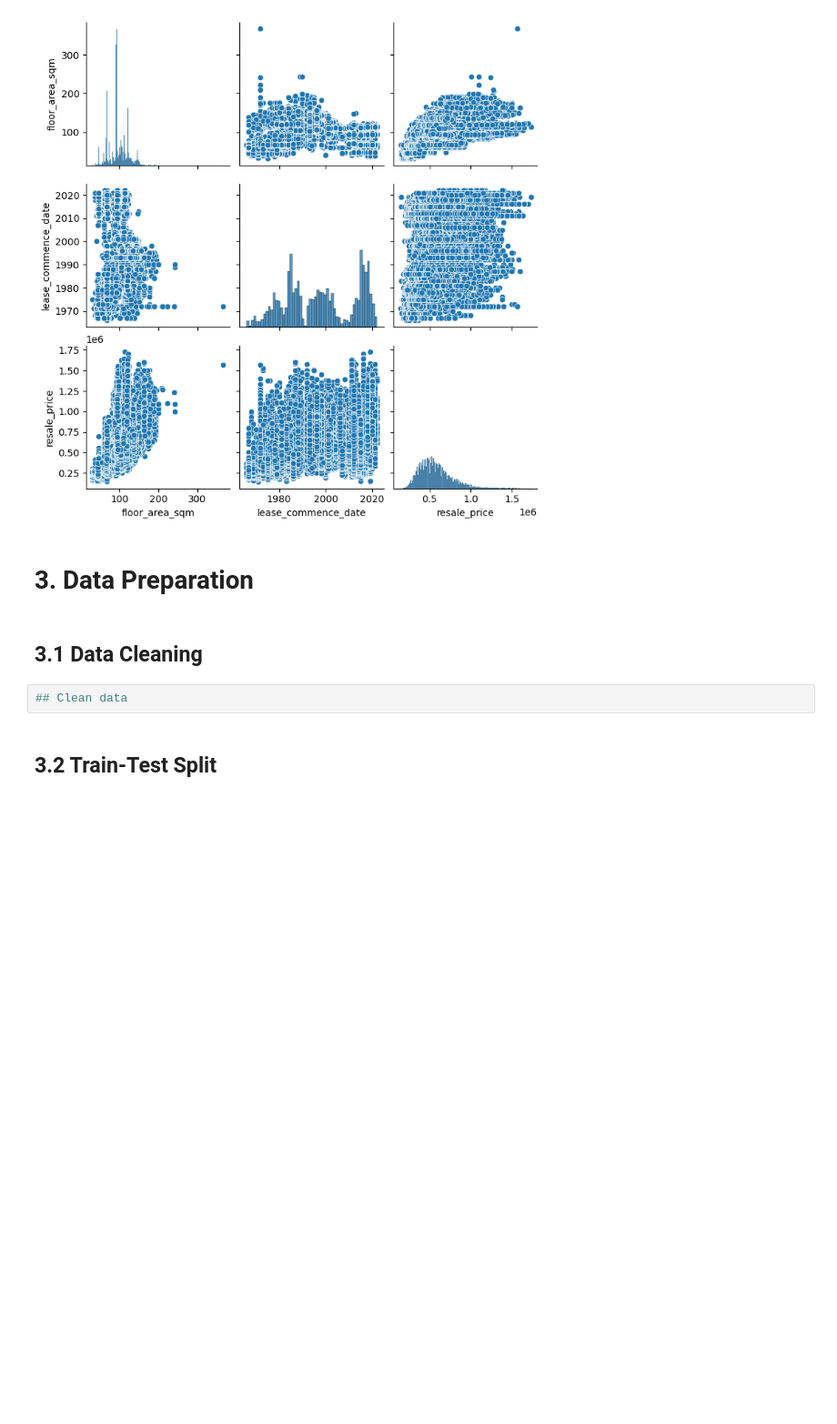
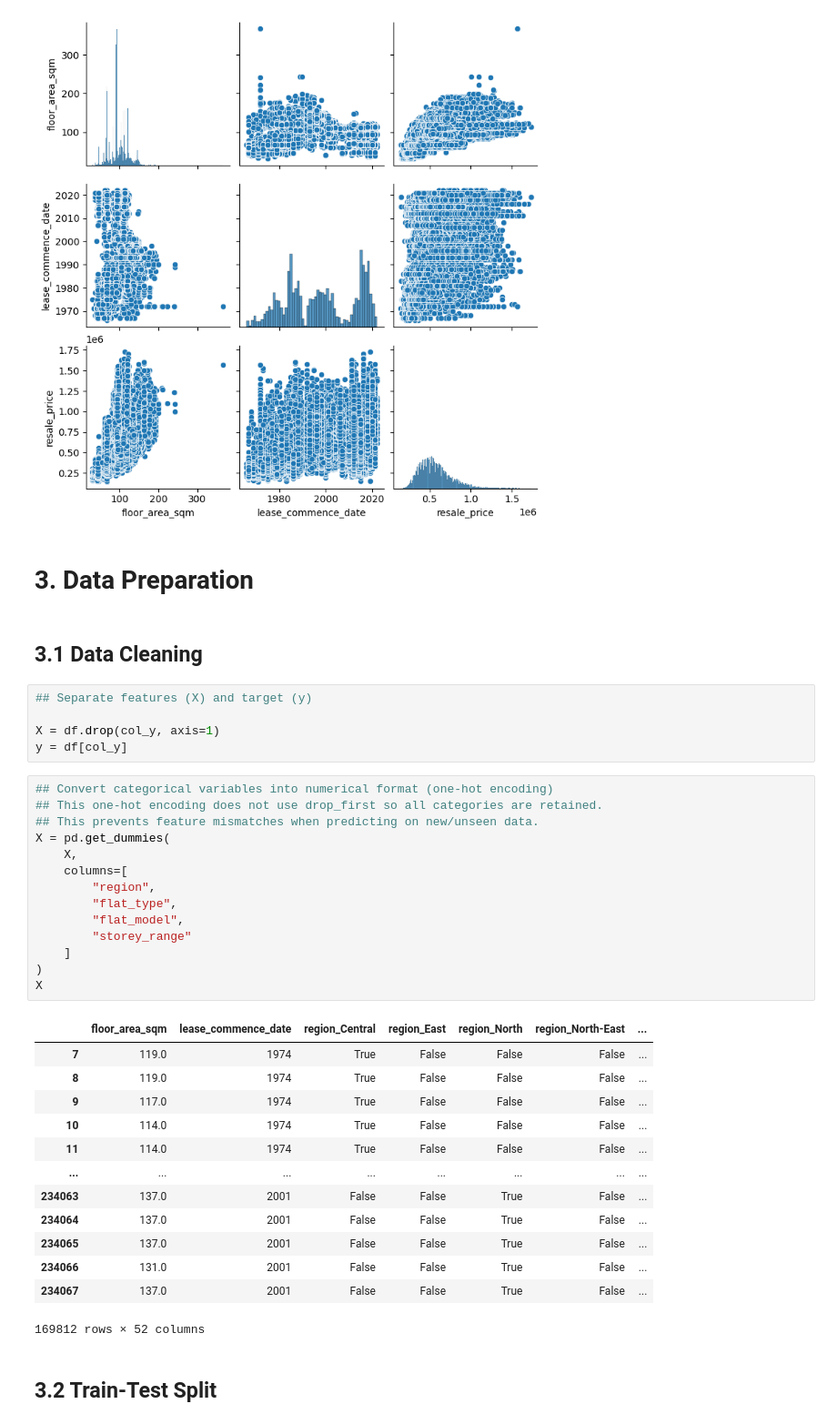
Before and after one commit to DTSLIME/HDB_Resale_Price_Regression_App, a Jupyter notebook: MLDP Program Codes Submission Template.ipynb, the cells around one changed output. Shown at 91% size. Cells and saved outputs as stored; diff of their text form; blank space fills up the shorter version.

```diff
--- a/MLDP Program Codes Submission Template.ipynb
+++ b/MLDP Program Codes Submission Template.ipynb
@@ -354,7 +354,38 @@ plt.show()
 # %% [markdown]
 ## 3.1 Data Cleaning
 # %%
-## Clean data
+## Separate features (X) and target (y)
+
+X = df.drop(col_y, axis=1)
+y = df[col_y]
+# %%
+## Convert categorical variables into numerical format (one-hot encoding)
+## This one-hot encoding does not use drop_first so all categories are retained.
+## This prevents feature mismatches when predicting on new/unseen data.
+X = pd.get_dummies(
+    X,
+    columns=[
+        "region",
+        "flat_type",
+        "flat_model",
+        "storey_range"
+    ]
+)
+X
+# %% [output]
+|  | floor_area_sqm | lease_commence_date | region_Central | region_East | region_North | region_North-East | ... |
+| 7 | 119.0 | 1974 | True | False | False | False | ... |
+| 8 | 119.0 | 1974 | True | False | False | False | ... |
+| 9 | 117.0 | 1974 | True | False | False | False | ... |
+| 10 | 114.0 | 1974 | True | False | False | False | ... |
+| 11 | 114.0 | 1974 | True | False | False | False | ... |
+| ... | ... | ... | ... | ... | ... | ... | ... |
+| 234063 | 137.0 | 2001 | False | False | True | False | ... |
+| 234064 | 137.0 | 2001 | False | False | True | False | ... |
+| 234065 | 137.0 | 2001 | False | False | True | False | ... |
+| 234066 | 131.0 | 2001 | False | False | True | False | ... |
+| 234067 | 137.0 | 2001 | False | False | True | False | ... |
+169812 rows × 52 columns
 # %% [markdown]
 ## 3.2 Train-Test Split
 # %%
```
Also changed, not shown: parts of 1 cell of this notebook.
